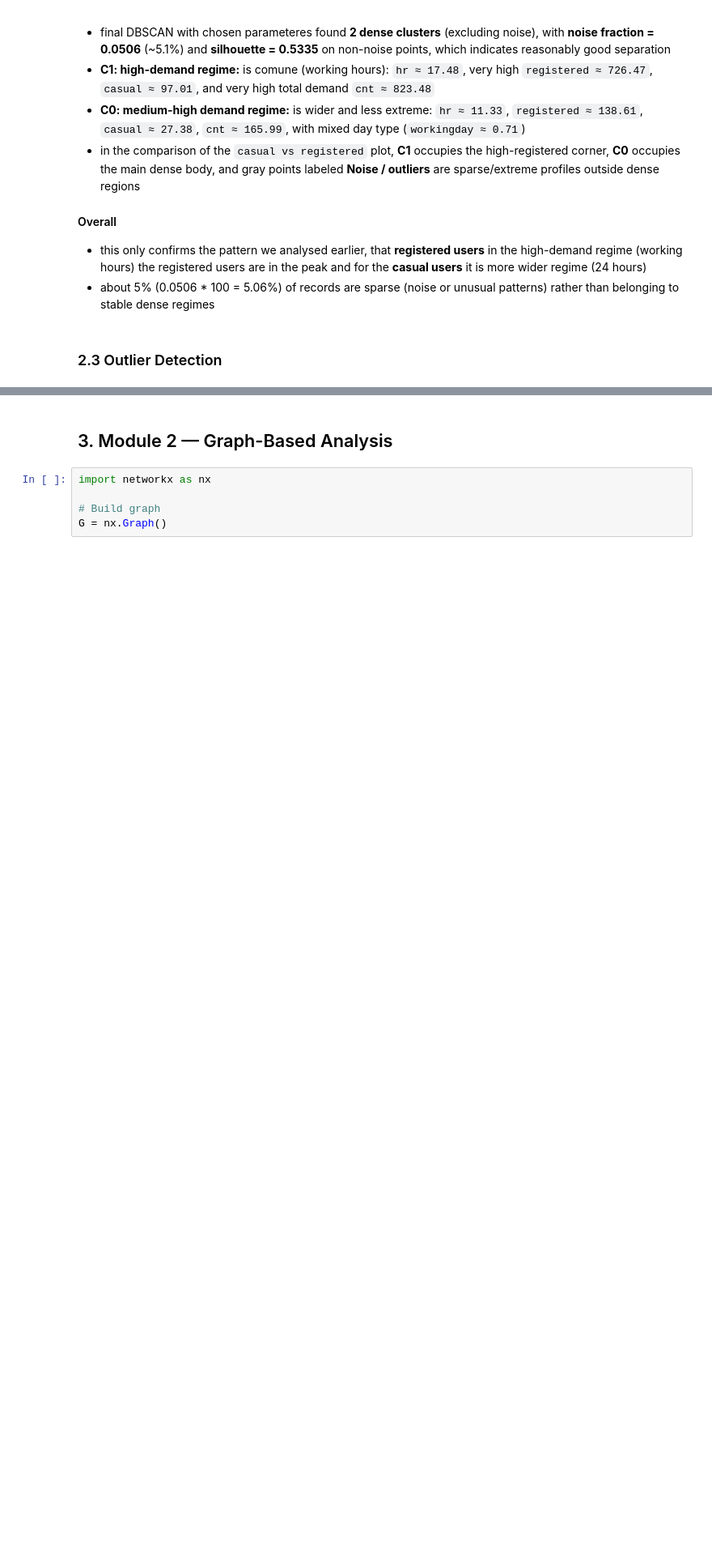
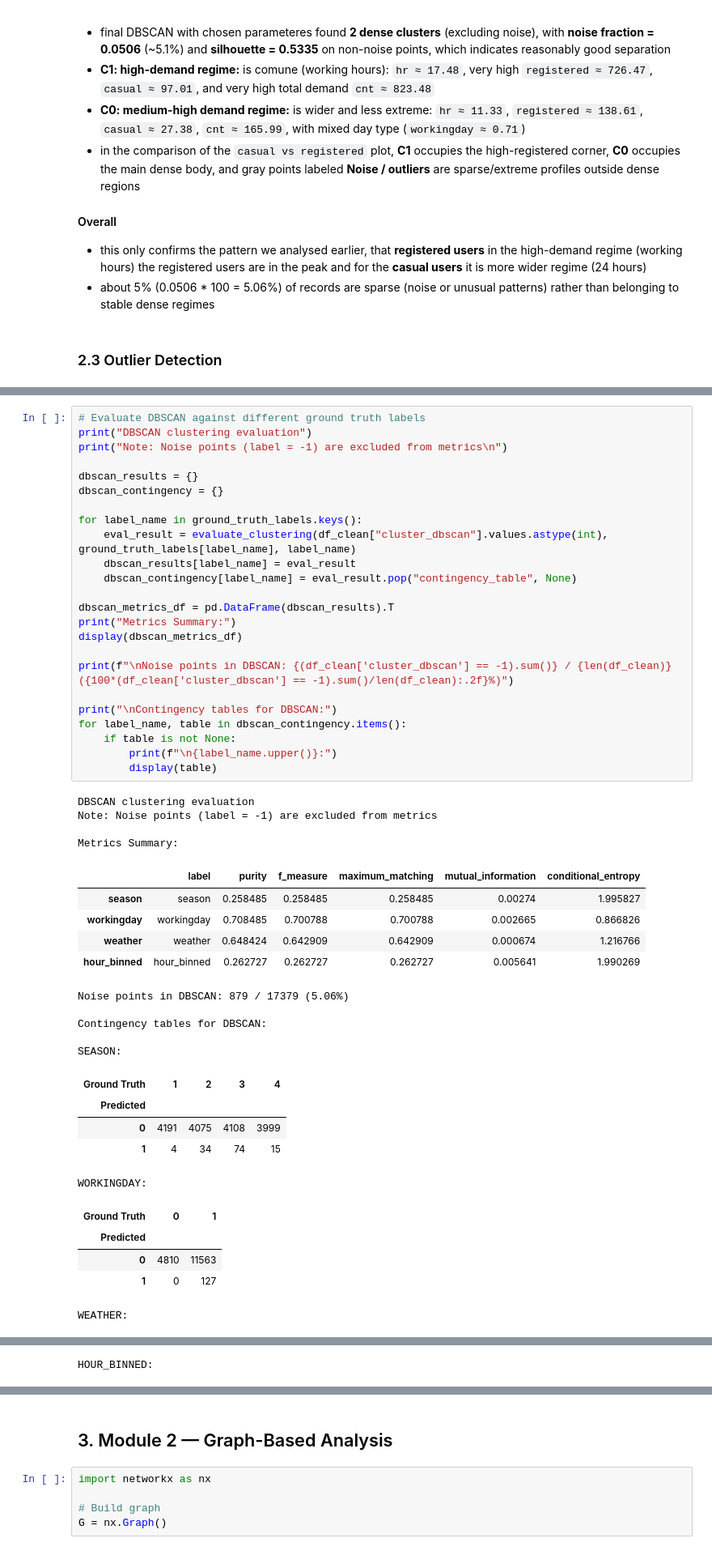
Before and after one commit to DominikKysel/DM-Project, a Jupyter notebook: data_mining_project_bike_sharing.ipynb, the cells around one changed output, grey strips where cells are left out. Shown at 81% size. Saved outputs shown, nothing was run; the diff lists cells and outputs as text; blank space fills up the shorter version.

```diff
--- a/data_mining_project_bike_sharing.ipynb
+++ b/data_mining_project_bike_sharing.ipynb
@@ -1184,0 +1540,49 @@ DBSCAN cluster profiles (excluding noise):
+# %%
+# Evaluate DBSCAN against different ground truth labels
+print("DBSCAN clustering evaluation")
+print("Note: Noise points (label = -1) are excluded from metrics\n")
+
+dbscan_results = {}
+dbscan_contingency = {}
+
+for label_name in ground_truth_labels.keys():
+    eval_result = evaluate_clustering(df_clean["cluster_dbscan"].values.astype(int), ground_truth_labels[label_name], label_name)
+    dbscan_results[label_name] = eval_result
+    dbscan_contingency[label_name] = eval_result.pop("contingency_table", None)
+
+dbscan_metrics_df = pd.DataFrame(dbscan_results).T
+print("Metrics Summary:")
+display(dbscan_metrics_df)
+
+print(f"\nNoise points in DBSCAN: {(df_clean['cluster_dbscan'] == -1).sum()} / {len(df_clean)} ({100*(df_clean['cluster_dbscan'] == -1).sum()/len(df_clean):.2f}%)")
+
+print("\nContingency tables for DBSCAN:")
+for label_name, table in dbscan_contingency.items():
+    if table is not None:
+        print(f"\n{label_name.upper()}:")
+        display(table)
+# %% [output]
+DBSCAN clustering evaluation
+Note: Noise points (label = -1) are excluded from metrics
+
+Metrics Summary:
+|  | label | purity | f_measure | maximum_matching | mutual_information | conditional_entropy |
+| season | season | 0.258485 | 0.258485 | 0.258485 | 0.00274 | 1.995827 |
+| workingday | workingday | 0.708485 | 0.700788 | 0.700788 | 0.002665 | 0.866826 |
+| weather | weather | 0.648424 | 0.642909 | 0.642909 | 0.000674 | 1.216766 |
+| hour_binned | hour_binned | 0.262727 | 0.262727 | 0.262727 | 0.005641 | 1.990269 |
+Noise points in DBSCAN: 879 / 17379 (5.06%)
+
+Contingency tables for DBSCAN:
+
+SEASON:
+| Ground Truth | 1 | 2 | 3 | 4 |
+| Predicted |  |  |  |  |
+| 0 | 4191 | 4075 | 4108 | 3999 |
+| 1 | 4 | 34 | 74 | 15 |
+WORKINGDAY:
+| Ground Truth | 0 | 1 |
+| Predicted |  |  |
+| 0 | 4810 | 11563 |
+| 1 | 0 | 127 |
+WEATHER:
@@ -1184,0 +1593 @@ DBSCAN cluster profiles (excluding noise):
+HOUR_BINNED:
```
Also changed, not shown: parts of 14 cells of this notebook.
